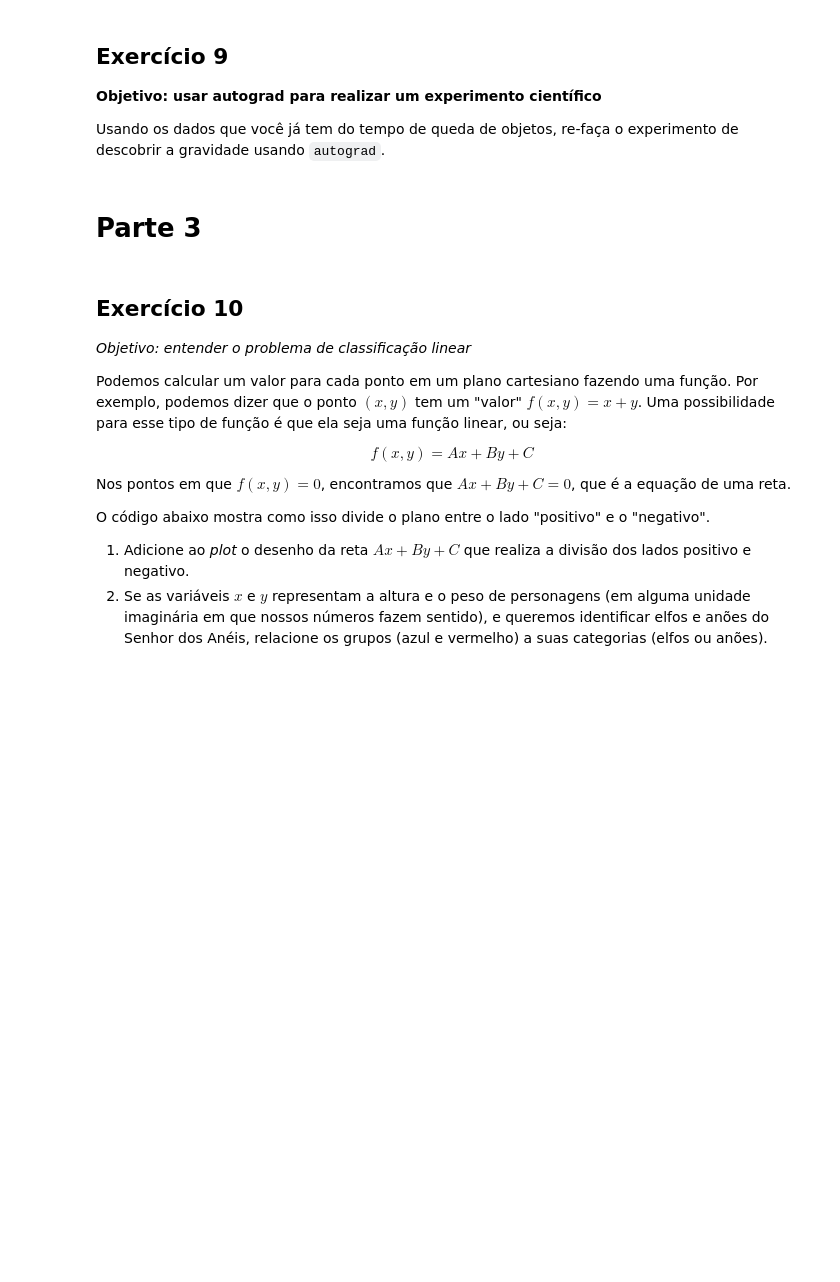
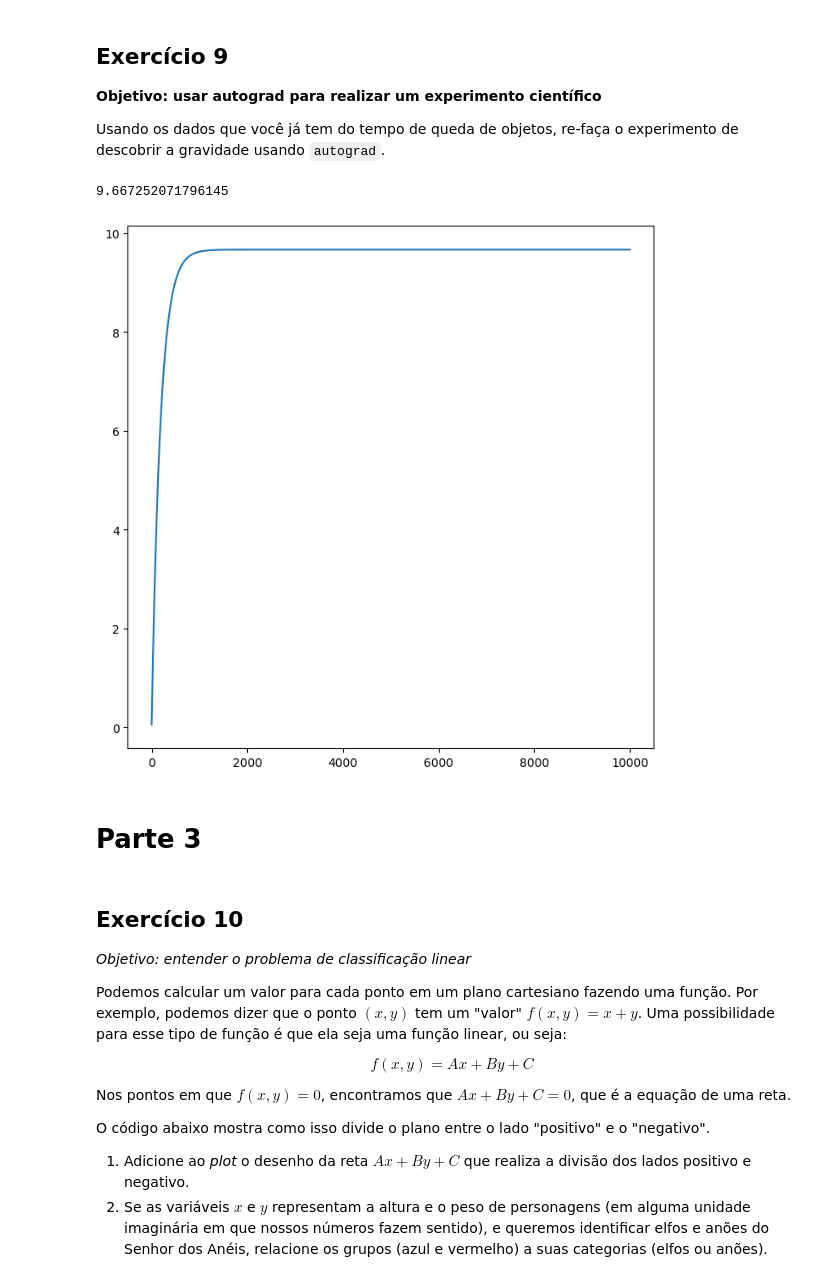
Before and after one commit to tiagoft/alglin-alunos, a Jupyter notebook: 06-regressao_classificacao.ipynb, the cells around one changed output. Drawn from its saved outputs; the diff is of its cells as text; code cells hidden in the pictures; blank space fills up the shorter version.

```diff
--- a/06-regressao_classificacao.ipynb
+++ b/06-regressao_classificacao.ipynb
@@ -339,15 +354,19 @@ from autograd import grad
 def erro( parametros ):
     a, b, x, y_medido = parametros
     yhat = a * x + b
-    mse = 0 # modifique esta linha!!
-    return mse
+    eqm = np_.mean((yhat - y_medido)**2.0)
+    return eqm
 
 g = grad(erro)
 
-a_modelo, b_modelo = 0.0, 0.0
-alpha = 0.1
-for _ in range(100): # por 10 iterações...
-    pass
+a_modelo, b_modelo = 0.0, 7.0
+
+alpha = 0.0001
+for _ in range(1000):
+    da, db, dx, dy = g( (a_modelo, b_modelo, x, ym) )
+    a_modelo = a_modelo - alpha * da
+    b_modelo = b_modelo - alpha * db
+    valores = np.array([a_modelo, b_modelo])
     # Calcular gradiente
 
     # Modificar parametros do modelo para reduzir o erro
@@ -368,3 +392,45 @@ from autograd import grad
+# %%
+import autograd.numpy as np_
+from autograd import grad
+import pandas as pd
+
+df = pd.read_csv('Alglin timer - Sheet1.csv')
+df = df.drop(columns=['Objeto'])
+
+tempos = df['Tempo (segundos)'].to_numpy()
+alturas = df['Altura (cm)'].to_numpy()*0.01
+
+T = tempos**2.0/2.0
+
+
+def erro( parametros ):
+    a, x, y_medido = parametros
+    yhat = a * x
+    eqm = np_.mean((yhat - y_medido)**2.0)
+    return eqm
+
+g = grad(erro)
+
+a_modelo = 0.0
+
+alpha = 0.1
+valores = []
+for _ in range(10000):
+    da, dx, dy = g( (a_modelo, T, alturas) )
+    a_modelo = a_modelo - alpha * da
+    valores.append(a_modelo)
+    # Calcular gradiente
+
+    # Modificar parametros do modelo para reduzir o erro
+
+print(a_modelo)
+
+plt.figure(figsize=(8,8))
+plt.plot(valores)
+plt.show()
+# %% [output]
+9.667252071796145
+[figure, added]
 # %% [markdown]
 # Parte 3
 # %% [markdown]
```
Also changed, not shown: parts of 15 cells of this notebook, 2 other files.
